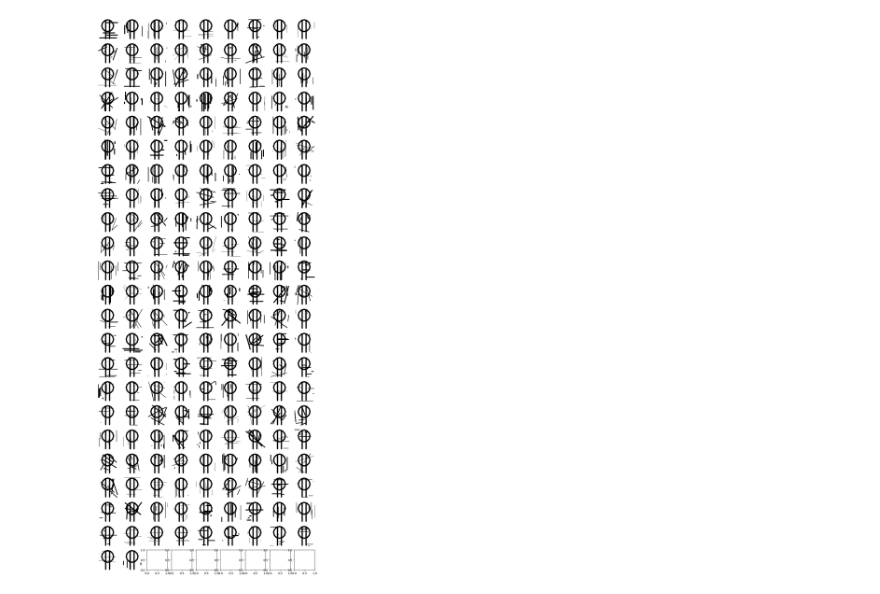
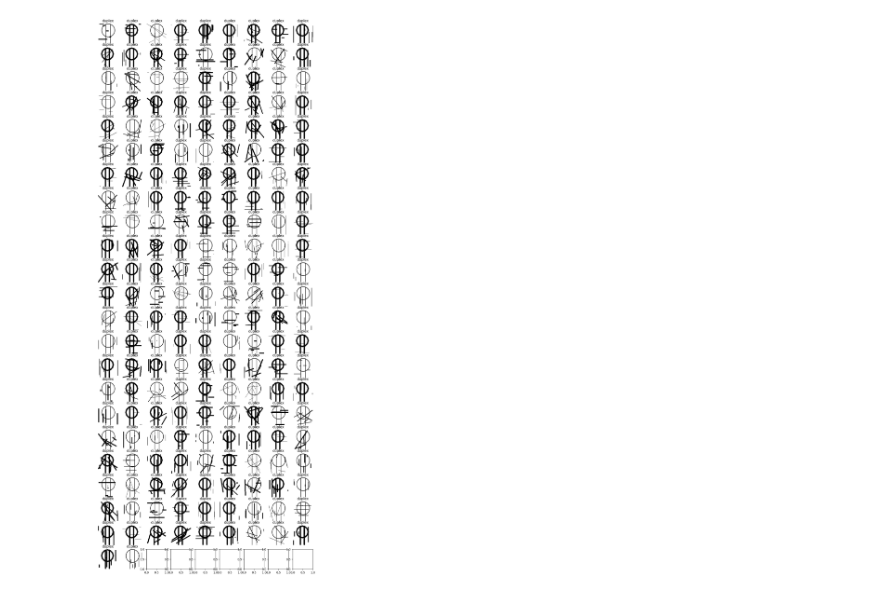
Before and after one commit to rdstern90/DSBA-6165-Project, a Jupyter notebook: Training Data Creation/train_data_creation.ipynb, the cells around one changed output. Cells and saved outputs as stored; diff of their text form; code cells hidden in the pictures.

Commit message:
added crawl through training base img directory

```diff
--- a/Training Data Creation/train_data_creation.ipynb
+++ b/Training Data Creation/train_data_creation.ipynb
@@ -53,9 +54,3 @@ def display_image(image_array):
     # Display the image using matplotlib
     plt.imshow(scaled_image_array, cmap='gray')
     plt.show()
-# %%
-img_path = r'../data/img_format/symbols/receptacle/duplex1bicubicsharp.png'
-image = Image.open(img_path)
-image = draw_lines_on_image(image, 5, 0, 3)
-array = image_to_array(image)
-display_image(array)
@@ -64,7 +57,36 @@ display_image(array)
+# %%
+def plot_image_arrays(pixel_array_series, label_series):
+    num_images = len(pixel_array_series)
+    num_cols = 9
+    num_rows = num_images // num_cols + (1 if num_images % num_cols != 0 else 0)  # Calculate the number of rows needed
+
+    fig, axes = plt.subplots(nrows=num_rows, ncols=num_cols, figsize=(num_cols*1.5, num_rows*1.5))
+
+    for i, ax in enumerate(axes.flat):
+        if i < num_images:
+            image_array = pixel_array_series.loc[i]
+            scaled_image_array = (image_array * 255).astype('uint8')
+            ax.imshow(scaled_image_array, cmap='gray')
+            ax.axis('off')
+            ax.set_title(label_series.loc[i])
+
+    plt.show()
+# %%
+def build_source_image_list(target_dir):
+    source_images = []
+    for path, subdirs, files in os.walk(target_dir):
+        for name in files:
+            source_images.append(os.path.join(path, name).replace("\\","/"))
+    return source_images
 # %%
+num_training_images = 200
+target_dir = r'../data/img_format/input_ready/'
+
+source_image_paths = build_source_image_list(target_dir)
+
 df = pd.DataFrame(columns=['label','imgarray'])
-img_path = r'../data/img_format/symbols/receptacle/duplex1bicubicsharp.png'
-for x in range(200):
+for x in range(num_training_images):
+    img_path = source_image_paths[random.randint(0,len(source_image_paths)-1)]
     image = Image.open(img_path)
     image = draw_lines_on_image(image, 5, random.randint(0,2), random.randint(1,5))
     array = image_to_array(image)
@@ -72,20 +94,7 @@ for x in range(200):
     label = match.group(1)
     new_row = pd.DataFrame([[label, array]], columns=['label', 'imgarray'])
     df = pd.concat([df,new_row], ignore_index=True)
-# %%
-num_images = len(df)
-num_cols = 9
-num_rows = num_images // num_cols + (1 if num_images % num_cols != 0 else 0)  # Calculate the number of rows needed
-
-fig, axes = plt.subplots(nrows=num_rows, ncols=num_cols, figsize=(num_cols*1.5, num_rows*1.5))
-
-for i, ax in enumerate(axes.flat):
-    if i < num_images:
-        image_array = df.loc[i, 'imgarray']
-        scaled_image_array = (image_array * 255).astype('uint8')
-        ax.imshow(scaled_image_array, cmap='gray')
-        ax.axis('off')
-
-plt.show()
-# %% [output]
-[figure, removed]
+# %%
+plot_image_arrays(df.imgarray,df.label)
+# %% [output]
+[figure, added]
```
Also changed, not shown: parts of 2 cells of this notebook, 10 other files.
